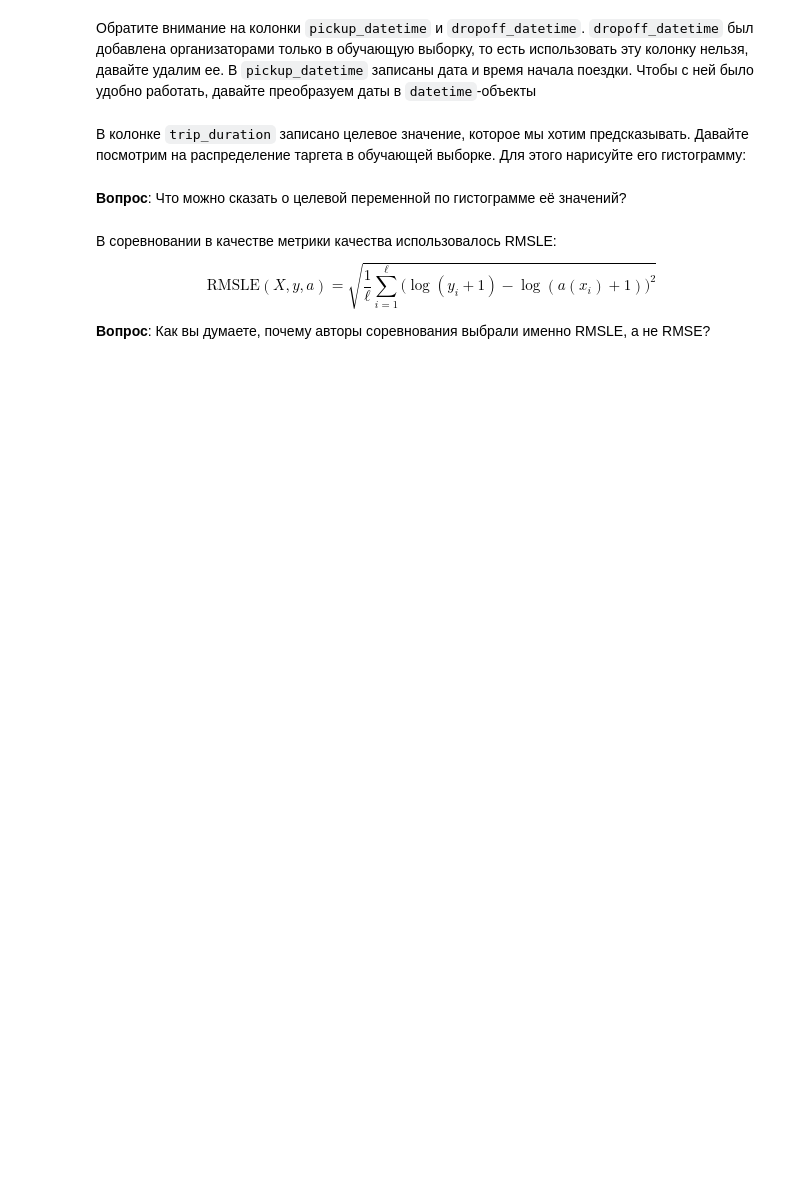
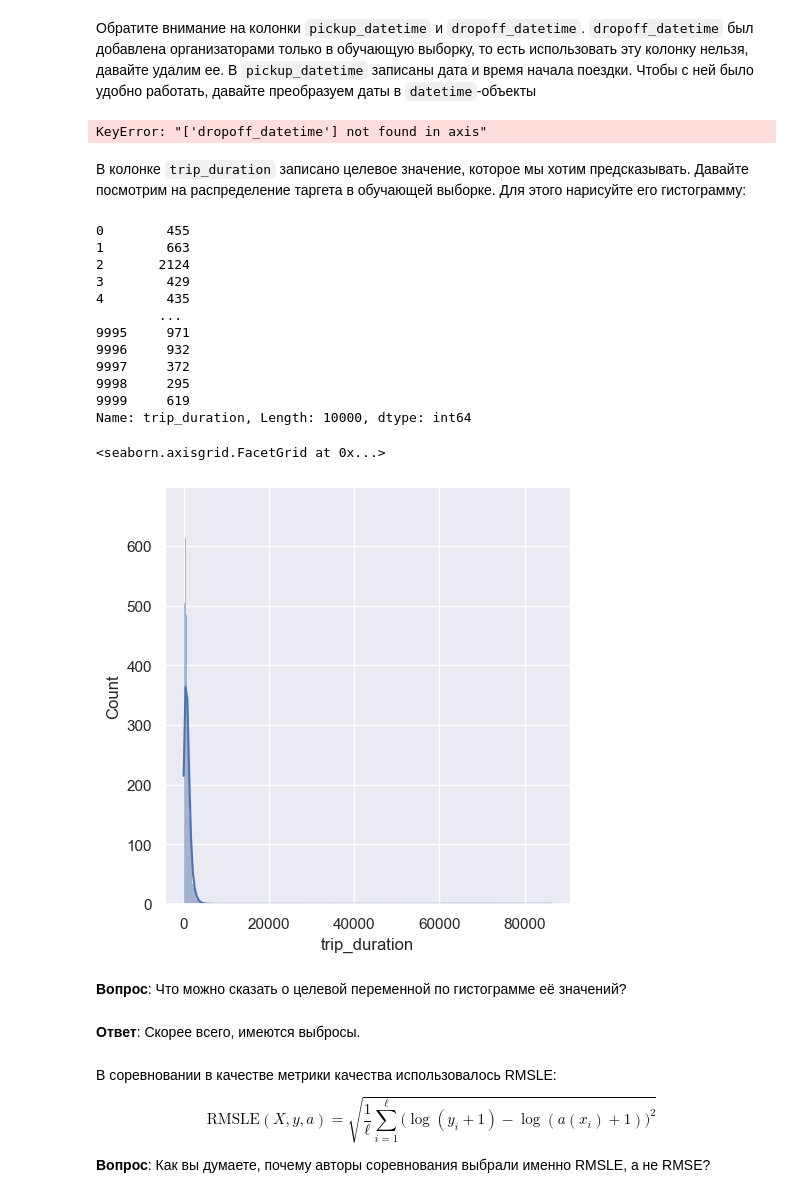
Before and after one commit to diemvs/hse_hw, a Jupyter notebook: ml/hw2/homework-practice-02-linregr.ipynb, the cells around one changed output. Cells and saved outputs as stored; diff of their text form; code cells hidden in the pictures; blank space fills up the shorter version.

```diff
--- a/ml/hw2/homework-practice-02-linregr.ipynb
+++ b/ml/hw2/homework-practice-02-linregr.ipynb
@@ -77,0 +71,4 @@ np.random.seed(0)
+# %%
+df = pd.read_csv('train.csv')
+
+df.head(1)
@@ -82,2 +94,10 @@ np.random.seed(0)
+# %%
+# дропаем столбец dropoff_datetime
+df.drop('dropoff_datetime', axis = 1)
+# %% [output]
+KeyError: "['dropoff_datetime'] not found in axis"
+# %%
+# преобразование столбца pickup_datetime string -> datetime
+df['pickup_datetime'] = pd.to_datetime(df['pickup_datetime'])
 # %% [markdown]
 В колонке `trip_duration` записано целевое значение, которое мы хотим предсказывать. Давайте посмотрим на распределение таргета в обучающей выборке. Для этого нарисуйте его гистограмму:
@@ -86,5 +104,28 @@ np.random.seed(0)
+# %%
+trip_duration = df['trip_duration'][:10000]
+
+print(trip_duration)
+
+sns.displot(x = trip_duration, kde = True)
+# %% [output]
+0        455
+1        663
+2       2124
+3        429
+4        435
+        ...
+9995     971
+9996     932
+9997     372
+9998     295
+9999     619
+Name: trip_duration, Length: 10000, dtype: int64
+<seaborn.axisgrid.FacetGrid at 0x...>
+[figure, added]
 # %% [markdown]
 **Вопрос**: Что можно сказать о целевой переменной по гистограмме её значений?
+# %% [markdown]
+**Ответ**: Скорее всего, имеются выбросы.
 # %% [markdown]
 В соревновании в качестве метрики качества использовалось RMSLE:
 $$\text{RMSLE}(X, y, a) = \sqrt{\frac{1}{\ell}\sum_{i=1}^{\ell} \big(\log{(y_i + 1)} - \log{(a(x_i) + 1)}\big)^2}$$
```
Also changed, not shown: parts of 34 cells of this notebook.
